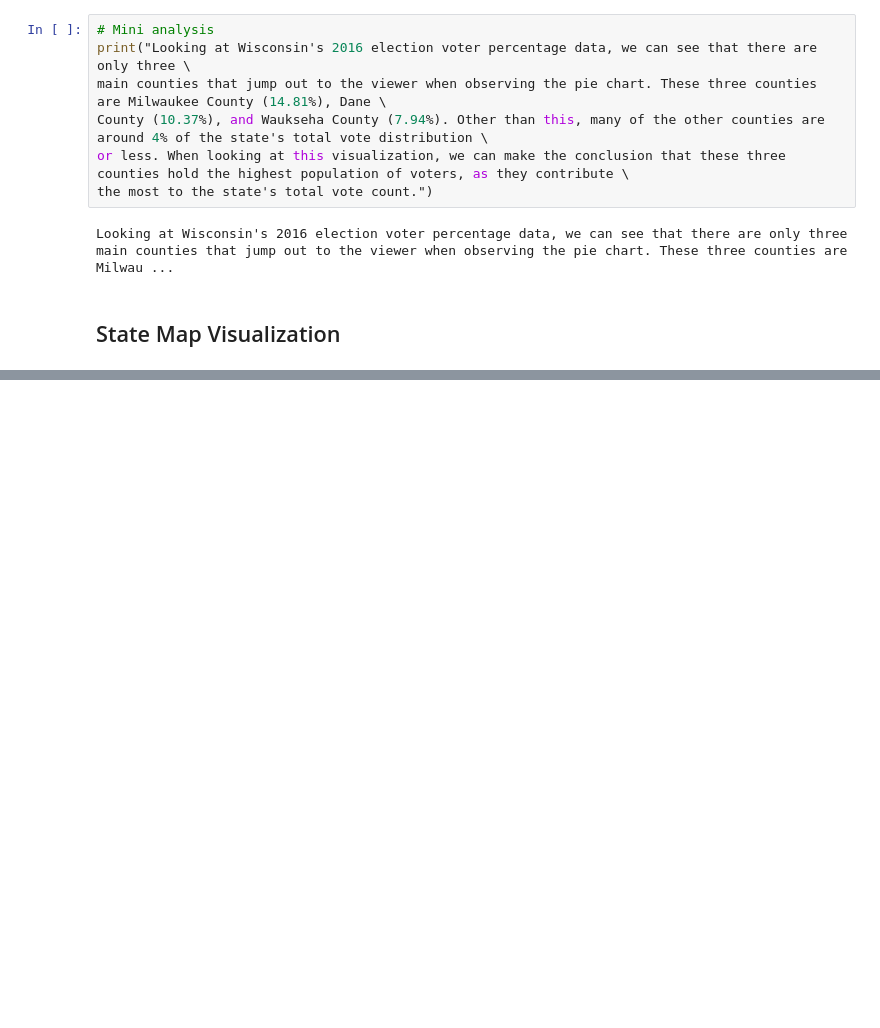
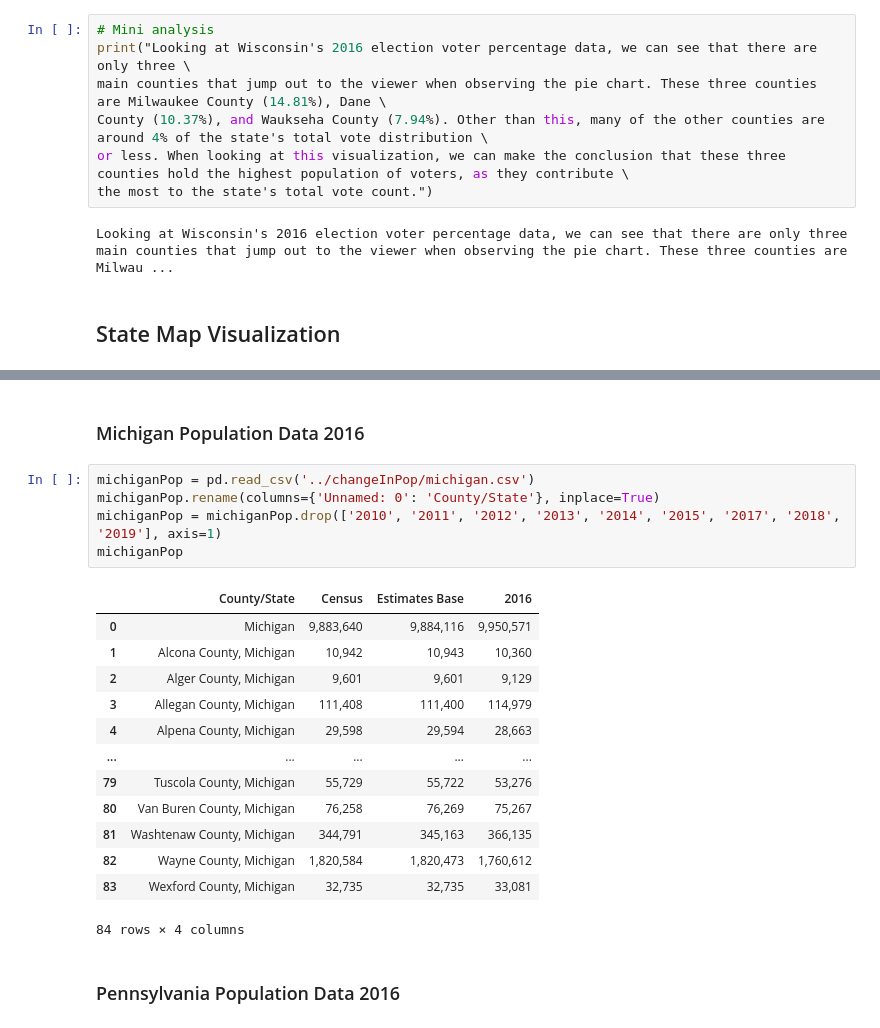
Before and after one commit to BrandonKim2000/BrandonKim2000.github.io, a Jupyter notebook: election2016/2016_Election_Analysis.ipynb, the cells around one changed output, grey strips where cells are left out. Cells and saved outputs as stored; diff of their text form; blank space fills up the shorter version.

```diff
--- a/election2016/2016_Election_Analysis.ipynb
+++ b/election2016/2016_Election_Analysis.ipynb
@@ -597,0 +648,23 @@ SyntaxError: invalid syntax (<ipython-input-4-16615d9e6f85>, line 2)
+# %% [markdown]
+### Michigan Population Data 2016
+# %%
+michiganPop = pd.read_csv('../changeInPop/michigan.csv')
+michiganPop.rename(columns={'Unnamed: 0': 'County/State'}, inplace=True)
+michiganPop = michiganPop.drop(['2010', '2011', '2012', '2013', '2014', '2015', '2017', '2018', '2019'], axis=1)
+michiganPop
+# %% [output]
+|  | County/State | Census | Estimates Base | 2016 |
+| 0 | Michigan | 9,883,640 | 9,884,116 | 9,950,571 |
+| 1 | Alcona County, Michigan | 10,942 | 10,943 | 10,360 |
+| 2 | Alger County, Michigan | 9,601 | 9,601 | 9,129 |
+| 3 | Allegan County, Michigan | 111,408 | 111,400 | 114,979 |
+| 4 | Alpena County, Michigan | 29,598 | 29,594 | 28,663 |
+| ... | ... | ... | ... | ... |
+| 79 | Tuscola County, Michigan | 55,729 | 55,722 | 53,276 |
+| 80 | Van Buren County, Michigan | 76,258 | 76,269 | 75,267 |
+| 81 | Washtenaw County, Michigan | 344,791 | 345,163 | 366,135 |
+| 82 | Wayne County, Michigan | 1,820,584 | 1,820,473 | 1,760,612 |
+| 83 | Wexford County, Michigan | 32,735 | 32,735 | 33,081 |
+84 rows × 4 columns
+# %% [markdown]
+### Pennsylvania Population Data 2016
```
Also changed, not shown: parts of 11 cells of this notebook, 3 other files.
